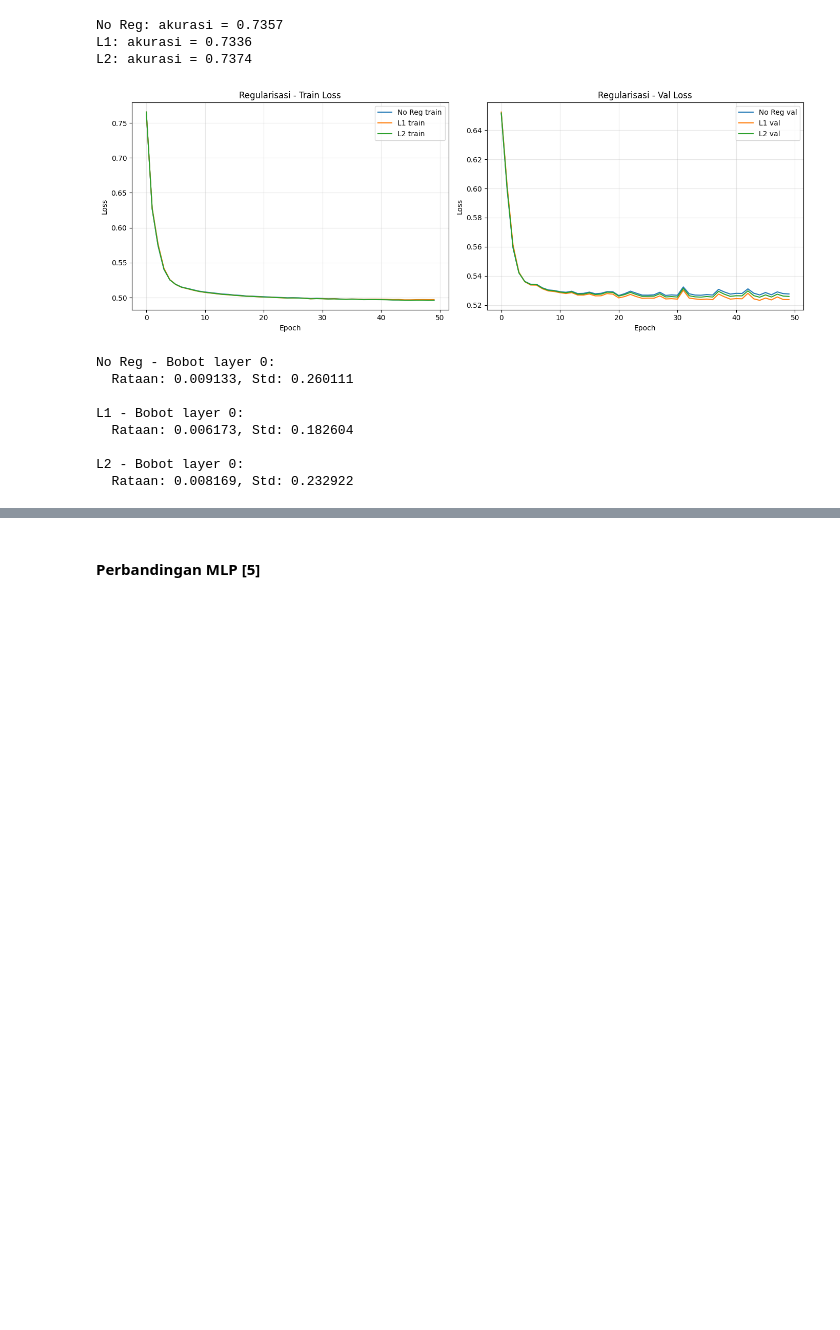
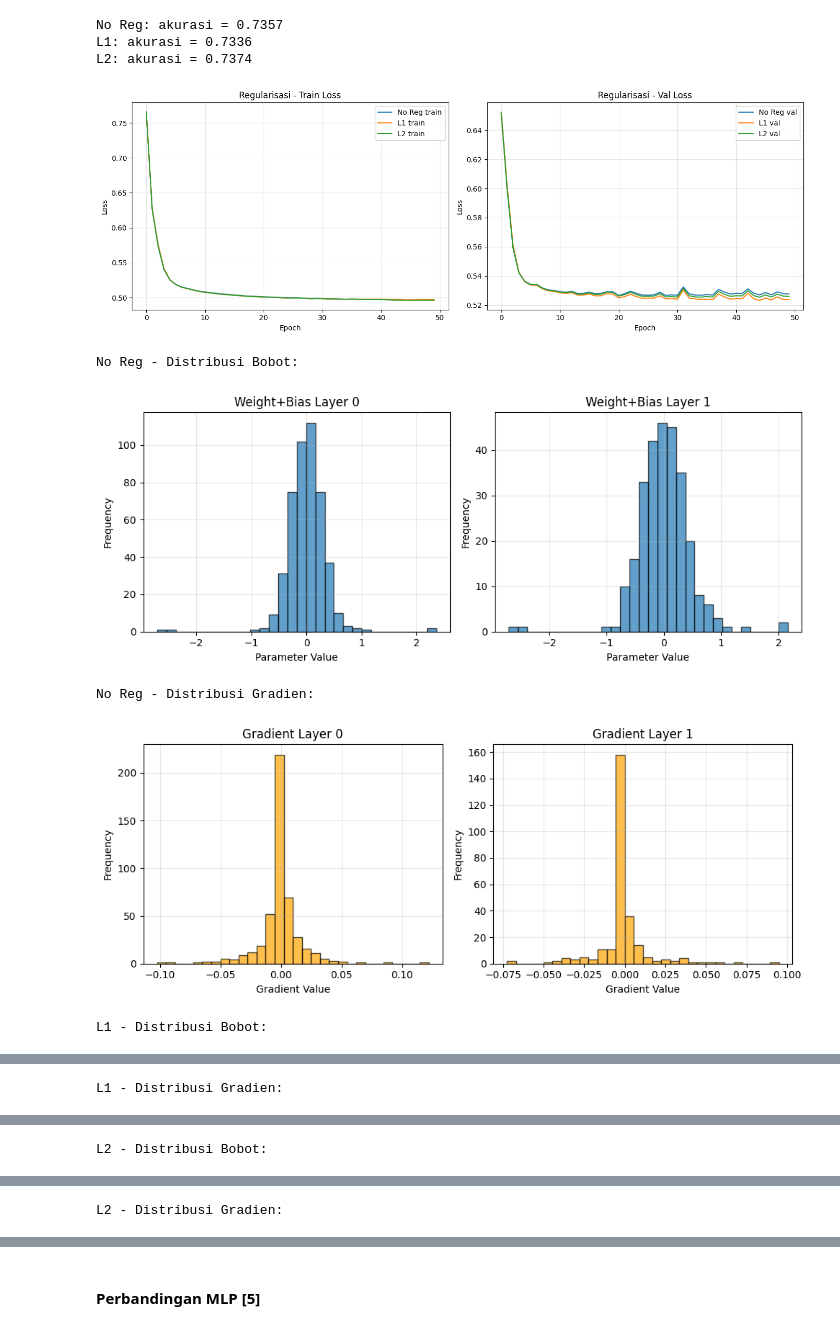
Before and after one commit to TKurr/feed-forward-neural-network, a Jupyter notebook: notebooks/1-pengujian-terpisah-ffnn.ipynb, the cells around one changed output, grey strips where cells are left out. Saved outputs shown, nothing was run; the diff lists cells and outputs as text; code cells hidden in the pictures; blank space fills up the shorter version.

```diff
--- a/notebooks/1-pengujian-terpisah-ffnn.ipynb
+++ b/notebooks/1-pengujian-terpisah-ffnn.ipynb
@@ -406,36 +443,40 @@ L2: akurasi = 0.7374
 # %%
 fig, axes = plt.subplots(1, 2, figsize=(14, 5))
 
 for name, result in regResults.items():
     axes[0].plot(result['history']['train_loss'], label=f'{name} train')
     axes[1].plot(result['history']['val_loss'], label=f'{name} val')
 
 axes[0].set_xlabel('Epoch')
 axes[0].set_ylabel('Loss')
 axes[0].set_title('Regularisasi - Train Loss')
 axes[0].legend()
 axes[0].grid(True, alpha=0.3)
 
 axes[1].set_xlabel('Epoch')
 axes[1].set_ylabel('Loss')
 axes[1].set_title('Regularisasi - Val Loss')
 axes[1].legend()
 axes[1].grid(True, alpha=0.3)
 
 plt.tight_layout()
 plt.show()
 
 for name, result in regResults.items():
+    print(f'\n{name} - Distribusi Bobot:')
+    result['model'].plotWeightDistribution(layerIndices=[0, 1])
+
+    print(f'\n{name} - Distribusi Gradien:')
+    result['model'].plotGradientDistribution(layerIndices=[0, 1])
+
+for name, result in regResults.items():
     print(f'\n{name} - Bobot layer 0:')
     w = result['model'].weights[0]
     print(f'  Rataan: {w.mean():.6f}, Std: {w.std():.6f}')
 # %% [output]
 [figure]
-No Reg - Bobot layer 0:
-  Rataan: 0.009133, Std: 0.260111
-
-L1 - Bobot layer 0:
-  Rataan: 0.006173, Std: 0.182604
-
-L2 - Bobot layer 0:
-  Rataan: 0.008169, Std: 0.232922
+No Reg - Distribusi Bobot:
+[figure, added]
+No Reg - Distribusi Gradien:
+[figure, added]
+L1 - Distribusi Bobot:
@@ -441,0 +484 @@ L2 - Bobot layer 0:
+L1 - Distribusi Gradien:
@@ -441,0 +486 @@ L2 - Bobot layer 0:
+L2 - Distribusi Bobot:
@@ -441,0 +488 @@ L2 - Bobot layer 0:
+L2 - Distribusi Gradien:
```
Also changed, not shown: parts of 4 cells of this notebook.
